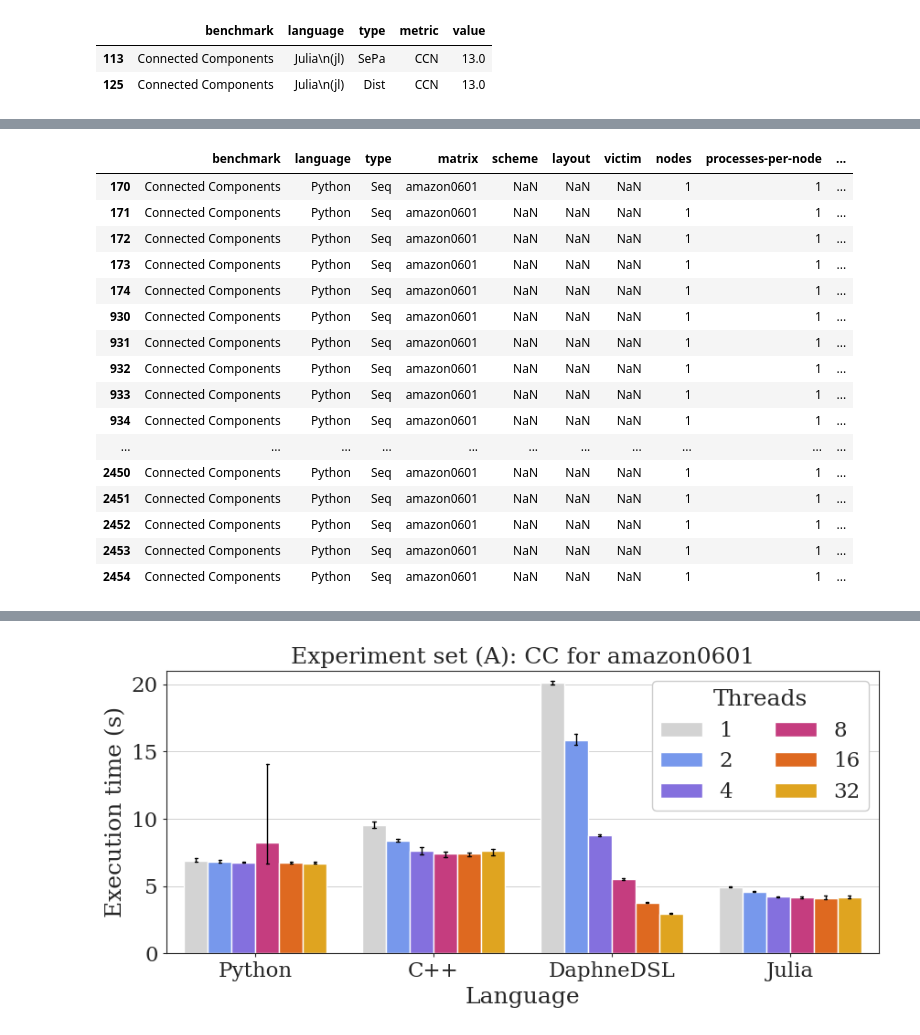
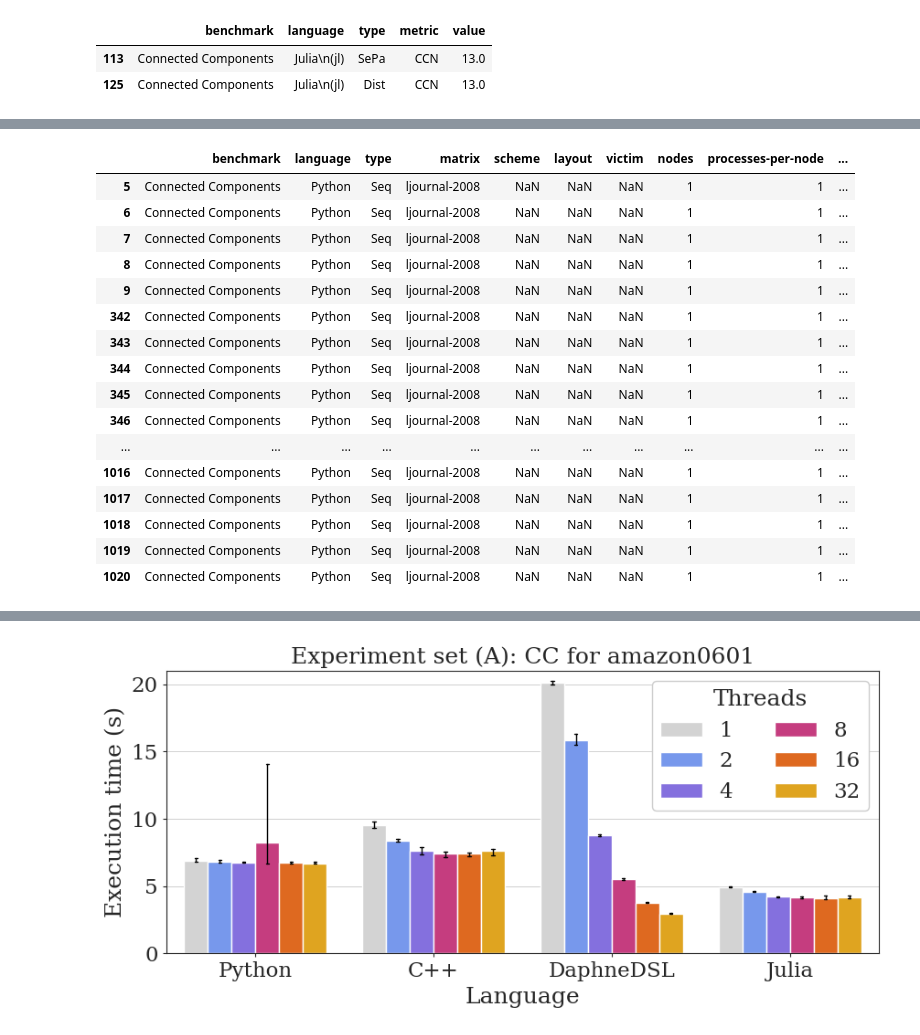
Before and after one commit to unibas-dmi-hpc/daphnescale, a Jupyter notebook: plots/plots.ipynb, the cells around one changed output, grey strips where cells are left out. Drawn from its saved outputs; the diff is of its cells as text; code cells hidden in the pictures.

Commit message:
Adds python pre test plots

```diff
--- a/plots/plots.ipynb
+++ b/plots/plots.ipynb
@@ -548,9 +552,13 @@ Total expected experiments: 760
 # %%
+algos='connected_components'
+matrixs='ljournal-2008'
+
 # load and read data
 paths_results = [
-    '../data/seq-local/',
-    '../data/mpi_local/',
-    '../data/mpi_scale_nodes/',
+    f'../results/{algos}/{matrixs}/seq/',
+    f'../results/{algos}/{matrixs}/par/',
+    f'../results/{algos}/{matrixs}/mpi_local/',
+    f'../results/{algos}/{matrixs}/mpi_scale_nodes/',
 ]
 
 # set to keep track of results
@@ -560,8 +568,6 @@ is_res = set()
 mapper = {
     'connected_components': 'Connected Components',
     'Connected Components': 'cc',
-    'pagerank': 'PageRank',
-    'PageRank': 'pr',
     'cpp': 'C++',
     'jl': 'Julia',
     'py': 'Python',
@@ -569,7 +575,7 @@ mapper = {
     'seq': 'Seq',
     'par': 'Par',
     'mpi_local': '(B)',
-    'seq-local': '(A)',
+    'par': '(A)',
     'mpi_scale_nodes': '(C)',
     'amazon0601': 'amazon0601',
     'wikipedia-20070206': 'wikipedia-20070206',
@@ -587,12 +593,11 @@ df_list = []
 for filepath in all_files:
 
     parts = filepath.split(os.sep)
-    #print(parts)
 
     # get information about the algorithm, the language and the type from the filename
-    typ = mapper.get(parts[2], pd.NA)
+    algo = mapper.get(parts[2], pd.NA)
     matrix = mapper.get(parts[3], pd.NA)
-    algo = mapper.get(parts[4], pd.NA)
+    typ = mapper.get(parts[4], pd.NA)
     algo_short = mapper.get(algo, pd.NA)
     lang = mapper.get(parts[5], pd.NA)
     lang_short = parts[5]
@@ -624,8 +629,6 @@ for filepath in all_files:
         nodes = 1
         processes = 1
         threads = int(parallelism)
-        if threads == 1:
-            typ = 'Seq'
     else:
         nodes = 1
         processes = int(parallelism)
@@ -657,7 +660,14 @@ for filepath in all_files:
             t_computation = float(values[1])
             result = float(values[2].strip())
     except Exception as e:
-        #print(f"Error reading file {filepath}: {e}")
+        # print(f"Error reading file {filepath}: {e}")
+        os.remove(filepath)
+        continue
+
+    # if the experiment did not finish properly, the files is still there but empty. delete them for Snakemake to rerun
+    if line.strip() == '':
+        # print(f"File {filepath}: empty line")
+        os.remove(filepath)
         continue
 
     # total time
@@ -665,10 +675,10 @@ for filepath in all_files:
 
     # determine the type of the experiment and add it to the check set if desired and add it to df
     yes=False
-    if matrix in ['amazon0601', 'wikipedia-20070206']:
-        if algo_short == 'cc':
+    if matrix in [matrixs]:
+        if algo_short == mapper.get(mapper.get(algos)):
             if processes <= 32:
-                if nodes <= 5:
+                if nodes <= 32:
                     yes = True
 
     if yes:
@@ -725,29 +735,29 @@ df_long.head(10)
 # %%
 df_long[(df_long['type'] == 'Seq')
-        & (df_long['matrix'] == 'amazon0601')
+        & (df_long['matrix'] == 'ljournal-2008')
         & (df_long['language'] == 'Python')
         & (df_long['nodes'] == 1)
         & (df_long['processes-per-node'] == 1)
         & (df_long['threads-per-process'] == 1)
 ].head(20)
 # %% [output]
 |  | benchmark | language | type | matrix | scheme | layout | victim | nodes | processes-per-node | ... |
-| 170 | Connected Components | Python | Seq | amazon0601 | NaN | NaN | NaN | 1 | 1 | ... |
-| 171 | Connected Components | Python | Seq | amazon0601 | NaN | NaN | NaN | 1 | 1 | ... |
-| 172 | Connected Components | Python | Seq | amazon0601 | NaN | NaN | NaN | 1 | 1 | ... |
-| 173 | Connected Components | Python | Seq | amazon0601 | NaN | NaN | NaN | 1 | 1 | ... |
-| 174 | Connected Components | Python | Seq | amazon0601 | NaN | NaN | NaN | 1 | 1 | ... |
-| 930 | Connected Components | Python | Seq | amazon0601 | NaN | NaN | NaN | 1 | 1 | ... |
-| 931 | Connected Components | Python | Seq | amazon0601 | NaN | NaN | NaN | 1 | 1 | ... |
-| 932 | Connected Components | Python | Seq | amazon0601 | NaN | NaN | NaN | 1 | 1 | ... |
-| 933 | Connected Components | Python | Seq | amazon0601 | NaN | NaN | NaN | 1 | 1 | ... |
-| 934 | Connected Components | Python | Seq | amazon0601 | NaN | NaN | NaN | 1 | 1 | ... |
+| 5 | Connected Components | Python | Seq | ljournal-2008 | NaN | NaN | NaN | 1 | 1 | ... |
+| 6 | Connected Components | Python | Seq | ljournal-2008 | NaN | NaN | NaN | 1 | 1 | ... |
+| 7 | Connected Components | Python | Seq | ljournal-2008 | NaN | NaN | NaN | 1 | 1 | ... |
+| 8 | Connected Components | Python | Seq | ljournal-2008 | NaN | NaN | NaN | 1 | 1 | ... |
+| 9 | Connected Components | Python | Seq | ljournal-2008 | NaN | NaN | NaN | 1 | 1 | ... |
+| 342 | Connected Components | Python | Seq | ljournal-2008 | NaN | NaN | NaN | 1 | 1 | ... |
+| 343 | Connected Components | Python | Seq | ljournal-2008 | NaN | NaN | NaN | 1 | 1 | ... |
+| 344 | Connected Components | Python | Seq | ljournal-2008 | NaN | NaN | NaN | 1 | 1 | ... |
+| 345 | Connected Components | Python | Seq | ljournal-2008 | NaN | NaN | NaN | 1 | 1 | ... |
+| 346 | Connected Components | Python | Seq | ljournal-2008 | NaN | NaN | NaN | 1 | 1 | ... |
 | ... | ... | ... | ... | ... | ... | ... | ... | ... | ... | ... |
-| 2450 | Connected Components | Python | Seq | amazon0601 | NaN | NaN | NaN | 1 | 1 | ... |
-| 2451 | Connected Components | Python | Seq | amazon0601 | NaN | NaN | NaN | 1 | 1 | ... |
-| 2452 | Connected Components | Python | Seq | amazon0601 | NaN | NaN | NaN | 1 | 1 | ... |
-| 2453 | Connected Components | Python | Seq | amazon0601 | NaN | NaN | NaN | 1 | 1 | ... |
-| 2454 | Connected Components | Python | Seq | amazon0601 | NaN | NaN | NaN | 1 | 1 | ... |
+| 1016 | Connected Components | Python | Seq | ljournal-2008 | NaN | NaN | NaN | 1 | 1 | ... |
+| 1017 | Connected Components | Python | Seq | ljournal-2008 | NaN | NaN | NaN | 1 | 1 | ... |
+| 1018 | Connected Components | Python | Seq | ljournal-2008 | NaN | NaN | NaN | 1 | 1 | ... |
+| 1019 | Connected Components | Python | Seq | ljournal-2008 | NaN | NaN | NaN | 1 | 1 | ... |
+| 1020 | Connected Components | Python | Seq | ljournal-2008 | NaN | NaN | NaN | 1 | 1 | ... |
 # %%
 # check for missing
 print(f"Expected experiments: {len(expected_res)}")
```
Also changed, not shown: parts of 12 cells of this notebook.
